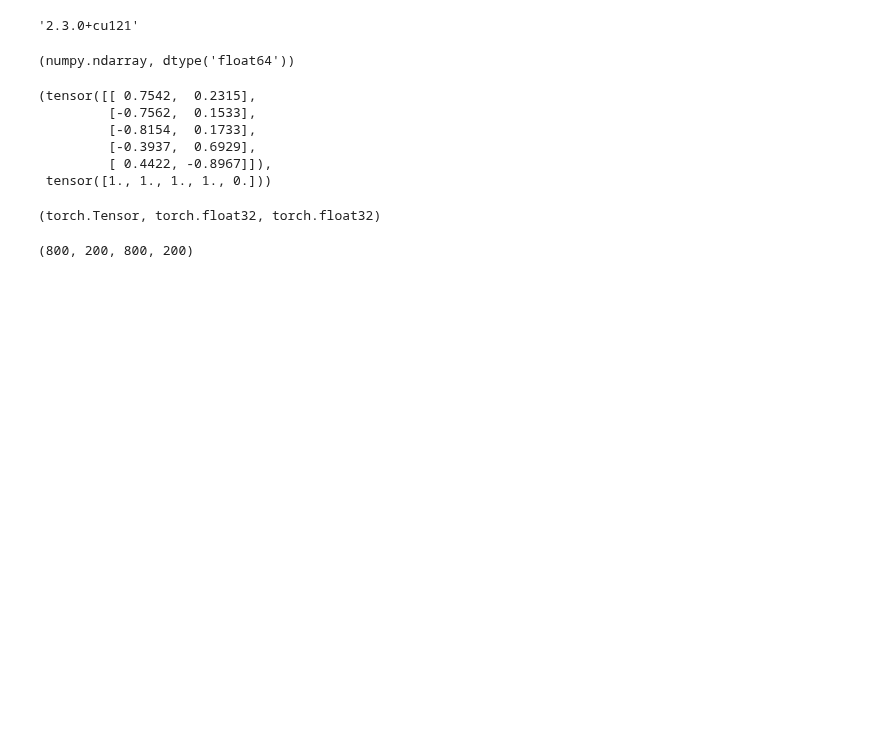
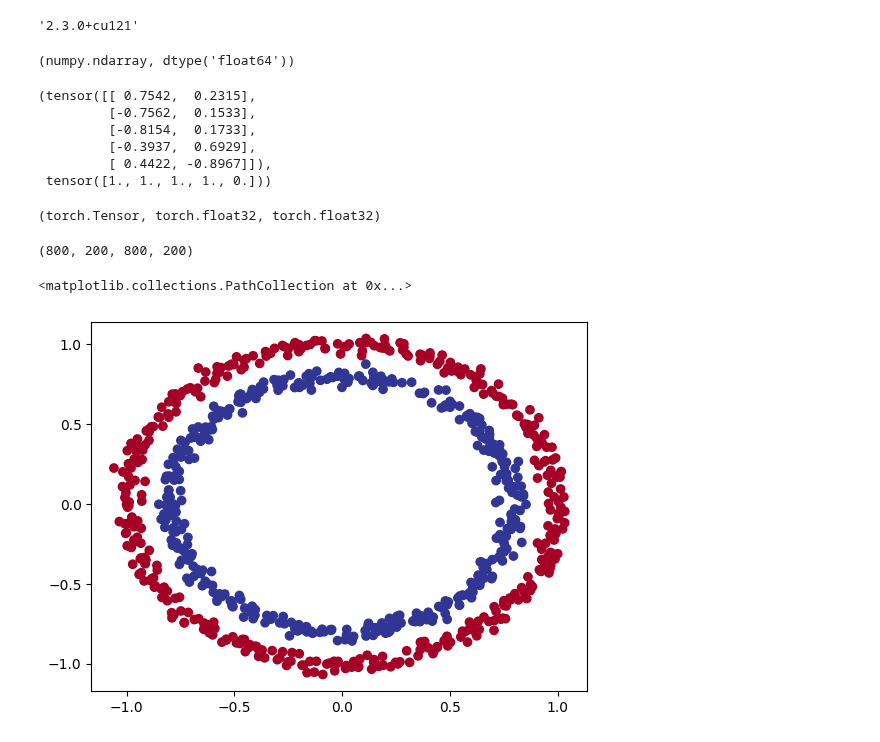
Before and after one commit to Anjasfedo/pytorch, a Jupyter notebook: 02_pytorch_neural_network_classification.ipynb, the cells around one changed output. Saved outputs shown, nothing was run; the diff lists cells and outputs as text; code cells hidden in the pictures; blank space fills up the shorter version.

```diff
--- a/02_pytorch_neural_network_classification.ipynb
+++ b/02_pytorch_neural_network_classification.ipynb
@@ -169,3 +169,11 @@ X_train, X_test, y_train, y_test = train_test_split(X,
 len(X_train), len(X_test), len(y_train), len(y_test)
 # %% [output]
 (800, 200, 800, 200)
+# %%
+plt.scatter(x=X_train[:, 0],
+            y=X_train[:, 1],
+            c=y_train,
+            cmap=plt.cm.RdYlBu)
+# %% [output]
+<matplotlib.collections.PathCollection at 0x...>
+[figure, added]
```
Also changed, not shown: parts of 10 cells of this notebook.
